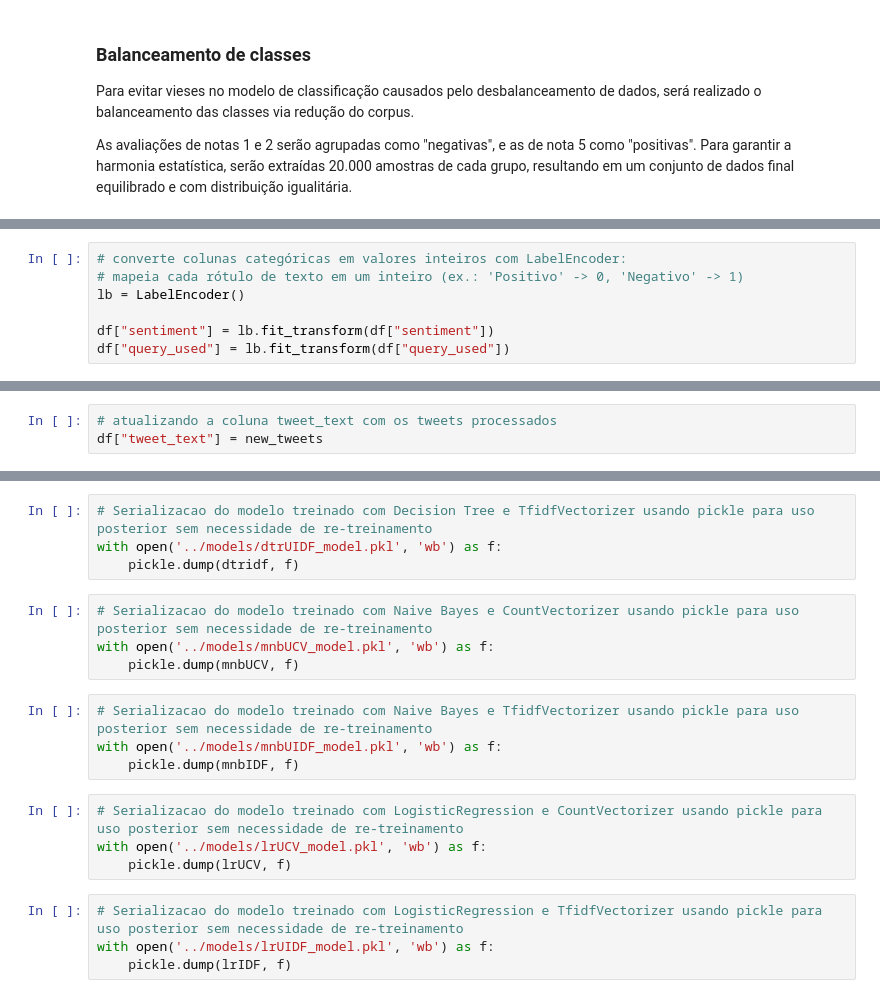
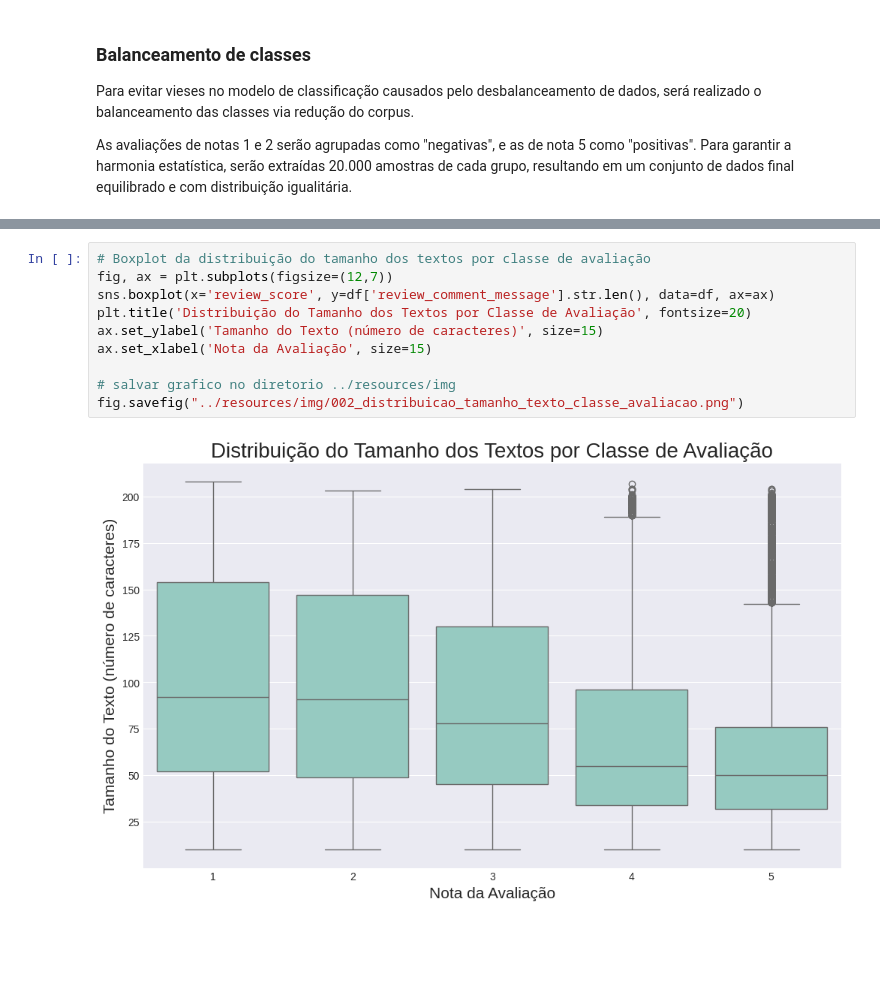
Before and after one commit to ONE-sentiment-analysis/One_sentiment_analysis_model, a Jupyter notebook: src/notebooks/00_One_sentiment_analysis_model.ipynb, the cells around one changed output, grey strips where cells are left out. Cells and saved outputs as stored; diff of their text form; blank space fills up the shorter version.

Commit message:
treinamento do modelo V2

```diff
--- a/src/notebooks/00_One_sentiment_analysis_model.ipynb
+++ b/src/notebooks/00_One_sentiment_analysis_model.ipynb
@@ -230,7 +229,0 @@ fig.savefig("../resources/img/001_distribuicao_classe_avaliacao.png")
-# %%
-# converte colunas categóricas em valores inteiros com LabelEncoder:
-# mapeia cada rótulo de texto em um inteiro (ex.: 'Positivo' -> 0, 'Negativo' -> 1)
-lb = LabelEncoder()
-
-df["sentiment"] = lb.fit_transform(df["sentiment"])
-df["query_used"] = lb.fit_transform(df["query_used"])
@@ -304,3 +229,0 @@ for phrase in tokenization:
-# %%
-# atualizando a coluna tweet_text com os tweets processados
-df["tweet_text"] = new_tweets
@@ -454,20 +230,12 @@ with open('../models/dtrUCV_model.pkl', 'wb') as f:
-# %%
-# Serializacao do modelo treinado com Decision Tree e TfidfVectorizer usando pickle para uso posterior sem necessidade de re-treinamento
-with open('../models/dtrUIDF_model.pkl', 'wb') as f:
-    pickle.dump(dtridf, f)
-# %%
-# Serializacao do modelo treinado com Naive Bayes e CountVectorizer usando pickle para uso posterior sem necessidade de re-treinamento
-with open('../models/mnbUCV_model.pkl', 'wb') as f:
-    pickle.dump(mnbUCV, f)
-# %%
-# Serializacao do modelo treinado com Naive Bayes e TfidfVectorizer usando pickle para uso posterior sem necessidade de re-treinamento
-with open('../models/mnbUIDF_model.pkl', 'wb') as f:
-    pickle.dump(mnbIDF, f)
-# %%
-# Serializacao do modelo treinado com LogisticRegression e CountVectorizer usando pickle para uso posterior sem necessidade de re-treinamento
-with open('../models/lrUCV_model.pkl', 'wb') as f:
-    pickle.dump(lrUCV, f)
-# %%
-# Serializacao do modelo treinado com LogisticRegression e TfidfVectorizer usando pickle para uso posterior sem necessidade de re-treinamento
-with open('../models/lrUIDF_model.pkl', 'wb') as f:
-    pickle.dump(lrIDF, f)
+# %%
+# Boxplot da distribuição do tamanho dos textos por classe de avaliação
+fig, ax = plt.subplots(figsize=(12,7))
+sns.boxplot(x='review_score', y=df['review_comment_message'].str.len(), data=df, ax=ax)
+plt.title('Distribuição do Tamanho dos Textos por Classe de Avaliação', fontsize=20)
+ax.set_ylabel('Tamanho do Texto (número de caracteres)', size=15)
+ax.set_xlabel('Nota da Avaliação', size=15)
+
+# salvar grafico no diretorio ../resources/img
+fig.savefig("../resources/img/002_distribuicao_tamanho_texto_classe_avaliacao.png")
+# %% [output]
+[figure, added]
```
Also changed, not shown: parts of 73 cells of this notebook, 18 other files.
